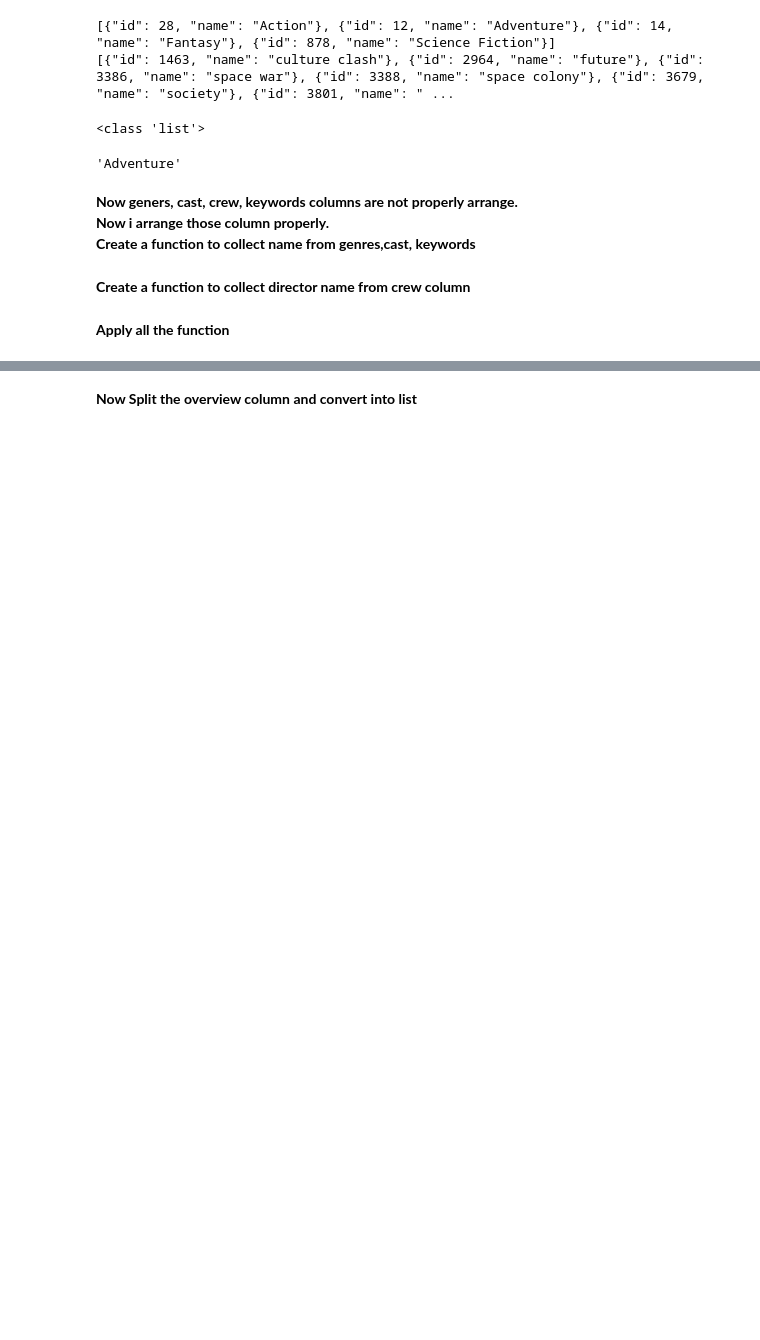
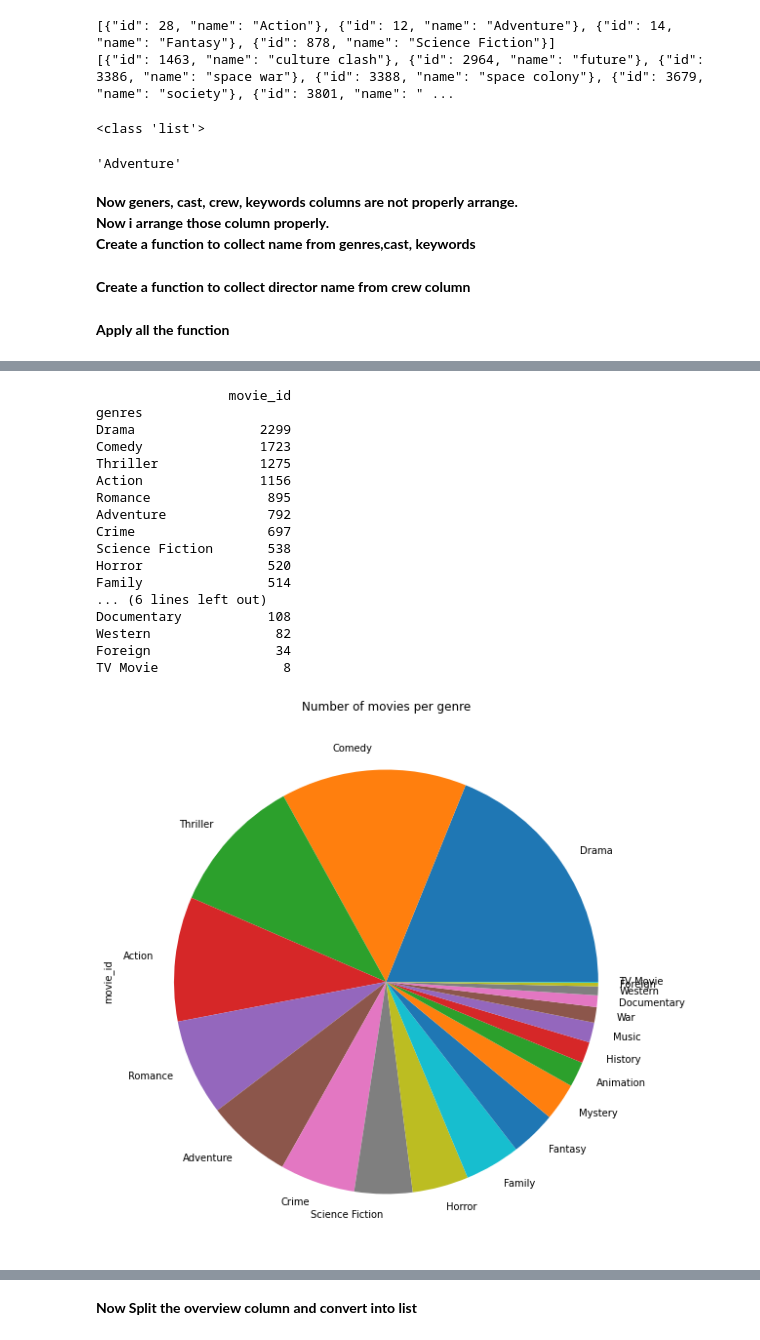
Before and after one commit to AdritPal08/Movie_Recommender_System, a Jupyter notebook: movie_recommender_system.ipynb, the cells around one changed output, grey strips where cells are left out. Saved outputs shown, nothing was run; the diff lists cells and outputs as text; code cells hidden in the pictures; blank space fills up the shorter version.

```diff
--- a/movie_recommender_system.ipynb
+++ b/movie_recommender_system.ipynb
@@ -437,0 +468,3 @@ See the caveats in the documentation: https://pandas.pydata.org/pandas-docs/stab
+# %%
+movies_genres=movies.explode("genres")
+movies_genres
@@ -438,3 +485,28 @@ See the caveats in the documentation: https://pandas.pydata.org/pandas-docs/stab
+# %%
+count_genres = movies_genres.groupby('genres').count()[['movie_id']].sort_values(by='movie_id', ascending=False)
+print(count_genres)
+count_genres.plot(kind ='pie',figsize=(10,10),legend = False, subplots = True)
+plt.title('Number of movies per genre')
+plt.show()
+# %% [output]
+                 movie_id
+genres
+Drama                2299
+Comedy               1723
+Thriller             1275
+Action               1156
+Romance               895
+Adventure             792
+Crime                 697
+Science Fiction       538
+Horror                520
+Family                514
+... (6 lines left out)
+Documentary           108
+Western                82
+Foreign                34
+TV Movie                8
+[figure, added]
 # %%
 movies
 # %% [output]
```
Also changed, not shown: parts of 22 cells of this notebook.
